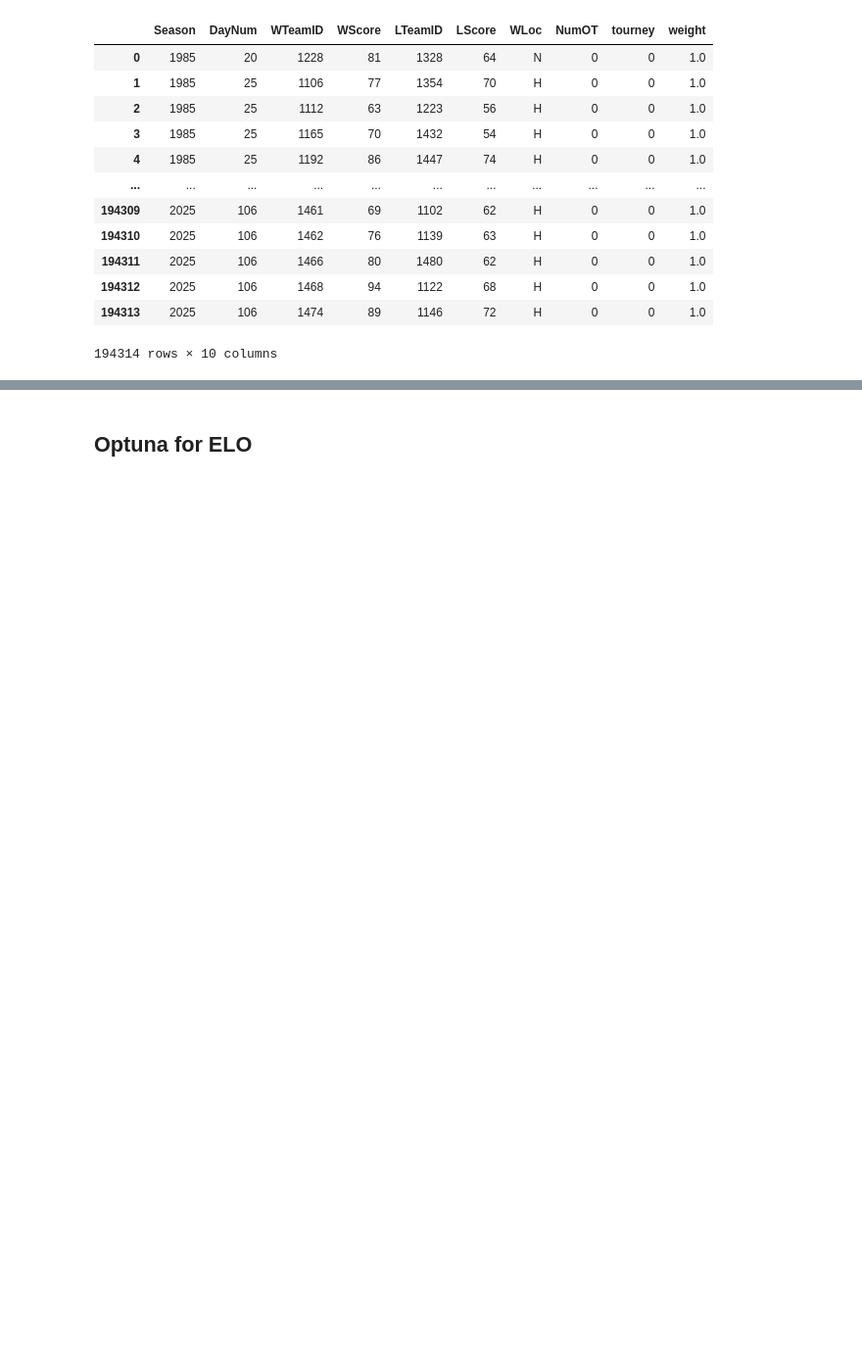
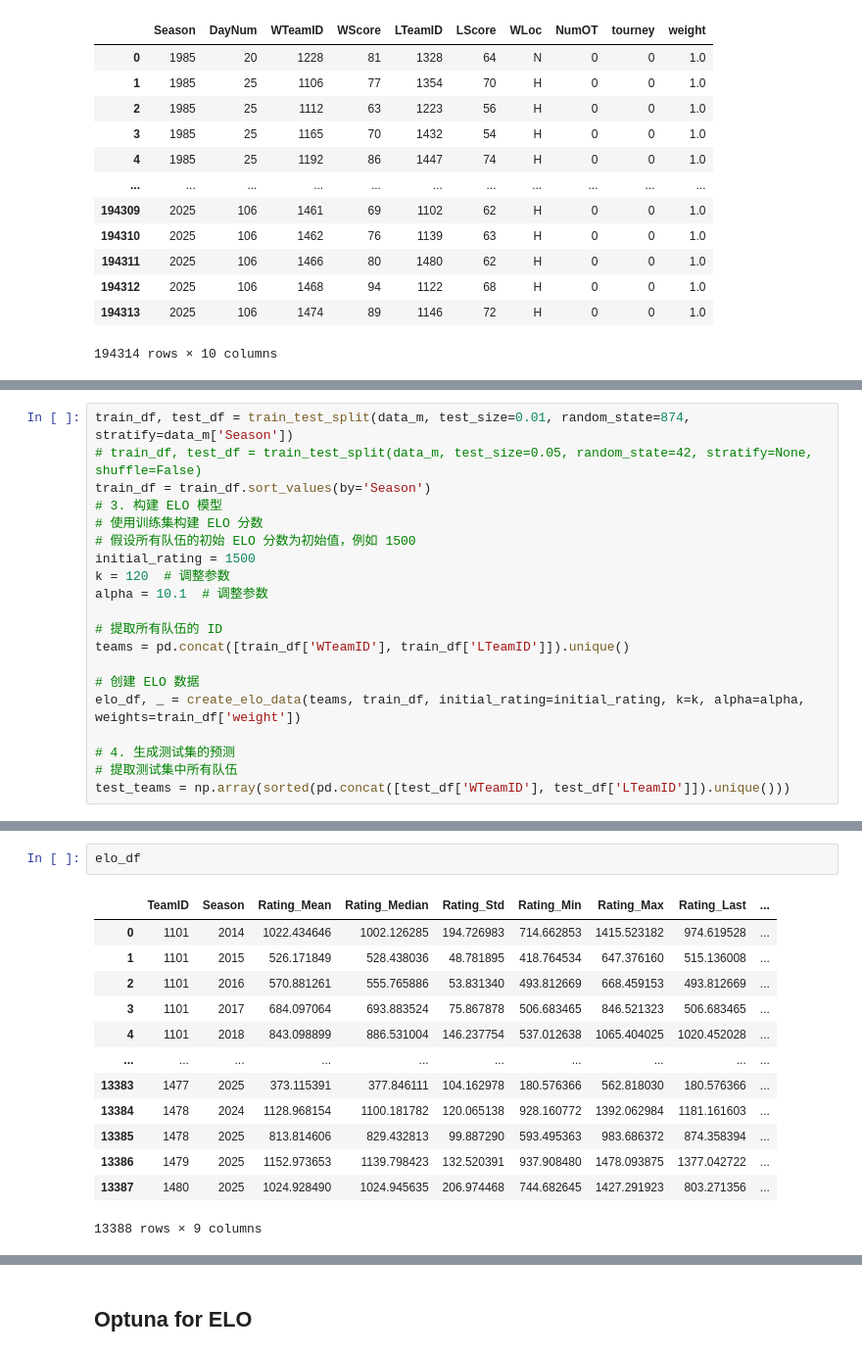
Before and after one commit to ikerrrrrrrrrrr/mmm25, a Jupyter notebook: merge_optuna.ipynb, the cells around one changed output, grey strips where cells are left out. Shown at 98% size. Cells and saved outputs as stored; diff of their text form; blank space fills up the shorter version.

```diff
--- a/merge_optuna.ipynb
+++ b/merge_optuna.ipynb
@@ -905,0 +1174,20 @@ data_m
+# %%
+train_df, test_df = train_test_split(data_m, test_size=0.01, random_state=874, stratify=data_m['Season'])
+# train_df, test_df = train_test_split(data_m, test_size=0.05, random_state=42, stratify=None, shuffle=False)
+train_df = train_df.sort_values(by='Season')
+# 3. 构建 ELO 模型
+# 使用训练集构建 ELO 分数
+# 假设所有队伍的初始 ELO 分数为初始值，例如 1500
+initial_rating = 1500
+k = 120  # 调整参数
+alpha = 10.1  # 调整参数
+
+# 提取所有队伍的 ID
+teams = pd.concat([train_df['WTeamID'], train_df['LTeamID']]).unique()
+
+# 创建 ELO 数据
+elo_df, _ = create_elo_data(teams, train_df, initial_rating=initial_rating, k=k, alpha=alpha, weights=train_df['weight'])
+
+# 4. 生成测试集的预测
+# 提取测试集中所有队伍
+test_teams = np.array(sorted(pd.concat([test_df['WTeamID'], test_df['LTeamID']]).unique()))
@@ -905,0 +1196,16 @@ data_m
+# %%
+elo_df
+# %% [output]
+|  | TeamID | Season | Rating_Mean | Rating_Median | Rating_Std | Rating_Min | Rating_Max | Rating_Last | ... |
+| 0 | 1101 | 2014 | 1022.434646 | 1002.126285 | 194.726983 | 714.662853 | 1415.523182 | 974.619528 | ... |
+| 1 | 1101 | 2015 | 526.171849 | 528.438036 | 48.781895 | 418.764534 | 647.376160 | 515.136008 | ... |
+| 2 | 1101 | 2016 | 570.881261 | 555.765886 | 53.831340 | 493.812669 | 668.459153 | 493.812669 | ... |
+| 3 | 1101 | 2017 | 684.097064 | 693.883524 | 75.867878 | 506.683465 | 846.521323 | 506.683465 | ... |
+| 4 | 1101 | 2018 | 843.098899 | 886.531004 | 146.237754 | 537.012638 | 1065.404025 | 1020.452028 | ... |
+| ... | ... | ... | ... | ... | ... | ... | ... | ... | ... |
+| 13383 | 1477 | 2025 | 373.115391 | 377.846111 | 104.162978 | 180.576366 | 562.818030 | 180.576366 | ... |
+| 13384 | 1478 | 2024 | 1128.968154 | 1100.181782 | 120.065138 | 928.160772 | 1392.062984 | 1181.161603 | ... |
+| 13385 | 1478 | 2025 | 813.814606 | 829.432813 | 99.887290 | 593.495363 | 983.686372 | 874.358394 | ... |
+| 13386 | 1479 | 2025 | 1152.973653 | 1139.798423 | 132.520391 | 937.908480 | 1478.093875 | 1377.042722 | ... |
+| 13387 | 1480 | 2025 | 1024.928490 | 1024.945635 | 206.974468 | 744.682645 | 1427.291923 | 803.271356 | ... |
+13388 rows × 9 columns
```
Also changed, not shown: parts of 22 cells of this notebook, 7 other files.
